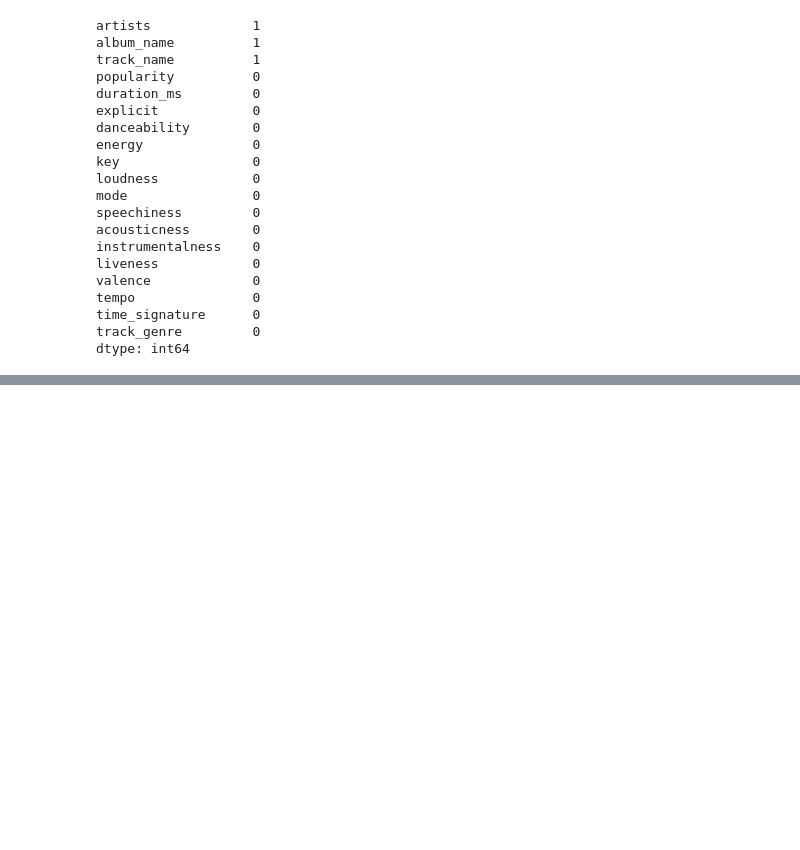
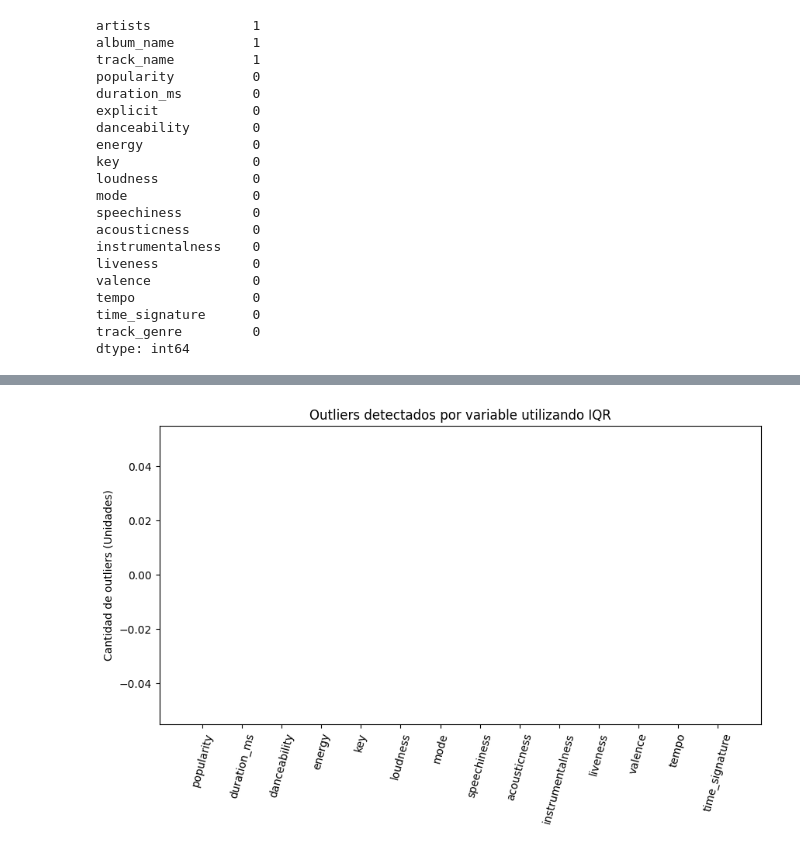
Before and after one commit to 0Trickster/Project-MLY-1, a Jupyter notebook: notebooks/Limpieza.ipynb, the cells around one changed output, grey strips where cells are left out. Saved outputs shown, nothing was run; the diff lists cells and outputs as text; code cells hidden in the pictures; blank space fills up the shorter version.

```diff
--- a/notebooks/Limpieza.ipynb
+++ b/notebooks/Limpieza.ipynb
@@ -131,3 +152,5 @@ df = df.dropna()
+# %%
+df = df.drop_duplicates()
 # %%
 resultados = eda_utils.detectar_outliers_iqr(df)
 
@@ -154,0 +190,4 @@ plt.show()
+# %%
+df_wins = eda_utils.winsorizar_iqr(df)
+
+df_wins.head()
@@ -154,0 +201,17 @@ plt.show()
+# %%
+print("***Detección de outliers con método IQR***", end="\n" + ("-"*40) + "\n")
+
+total_outliers_iqr = 0
+
+outliers_iqr = eda_utils.detectar_outliers_iqr(df_wins)
+for col, info in outliers_iqr.items():
+    total_outliers_iqr += info["cantidad_outliers"]
+
+    print(f"Columna: {col}")
+    print(f"Asimetría (skew): {info['skew']:.3f}")
+    print(f"Cantidad de outliers: {info['cantidad_outliers']}")
+    print(f"Límite inferior: {info['limite_inferior']:.3f}")
+    print(f"Límite superior: {info['limite_superior']:.3f}")
+    print("-"*40)
+
+print(f"TOTAL DE OUTLIERS IDENTIFICADOS: {total_outliers_iqr}")
@@ -154,0 +236,24 @@ plt.show()
+# %%
+resultados = eda_utils.detectar_outliers_iqr(df_wins)
+
+outliers = {
+    col: datos['cantidad_outliers']
+    for col, datos in resultados.items()
+}
+
+plt.figure(figsize=(10,5))
+
+plt.bar(
+    outliers.keys(),
+    outliers.values(),
+        color = "orange"
+)
+
+plt.xticks(rotation=75)
+
+plt.ylabel("Cantidad de outliers (Unidades)")
+plt.title("Outliers detectados por variable utilizando IQR")
+
+plt.show()
+# %% [output]
+[figure, added]
```
Also changed, not shown: parts of 18 cells of this notebook, 3 other files.
